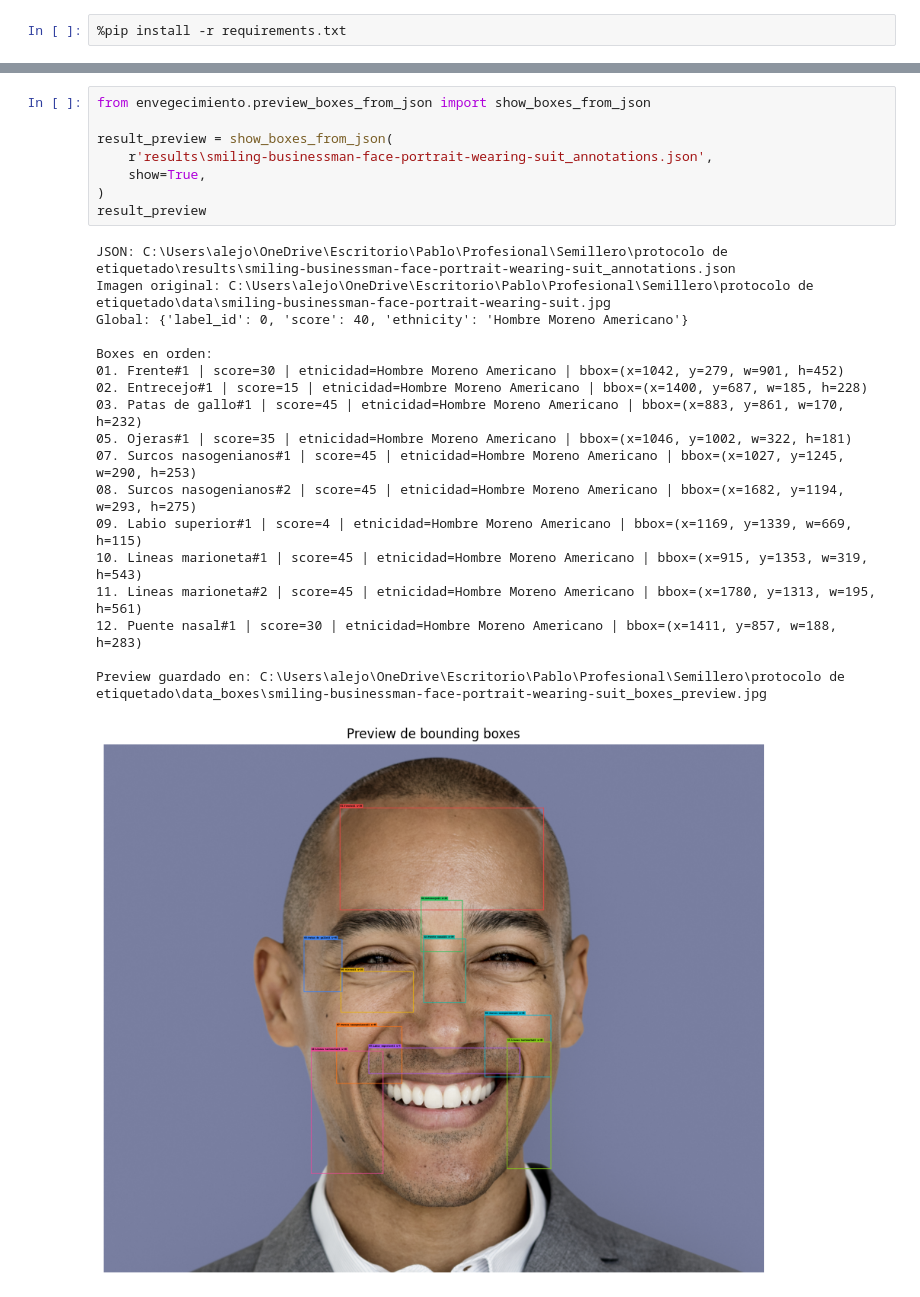
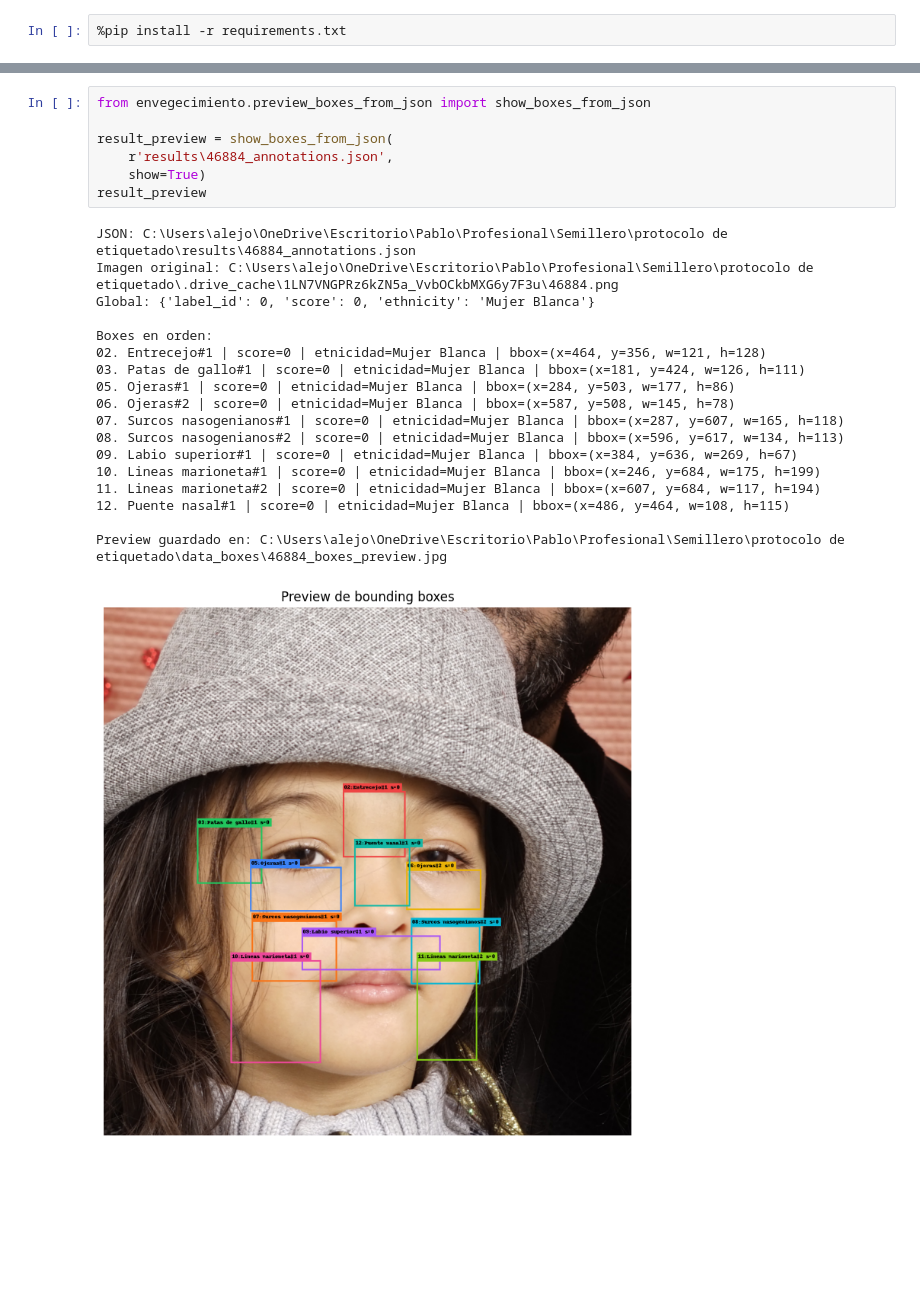
Before and after one commit to pablo-reyes8/labeling-protocol, a Jupyter notebook: annotate_jupyter.ipynb, the cells around one changed output, grey strips where cells are left out. Drawn from its saved outputs; the diff is of its cells as text; blank space fills up the shorter version.

```diff
--- a/annotate_jupyter.ipynb
+++ b/annotate_jupyter.ipynb
@@ -25,27 +47,26 @@ result
 # %%
 from envegecimiento.preview_boxes_from_json import show_boxes_from_json
 
 result_preview = show_boxes_from_json(
-    r'results\smiling-businessman-face-portrait-wearing-suit_annotations.json',
-    show=True,
-)
+    r'results\46884_annotations.json',
+    show=True)
 result_preview
 # %% [output]
-JSON: C:\Users\alejo\OneDrive\Escritorio\Pablo\Profesional\Semillero\protocolo de etiquetado\results\smiling-businessman-face-portrait-wearing-suit_annotations.json
-Imagen original: C:\Users\alejo\OneDrive\Escritorio\Pablo\Profesional\Semillero\protocolo de etiquetado\data\smiling-businessman-face-portrait-wearing-suit.jpg
-Global: {'label_id': 0, 'score': 40, 'ethnicity': 'Hombre Moreno Americano'}
+JSON: C:\Users\alejo\OneDrive\Escritorio\Pablo\Profesional\Semillero\protocolo de etiquetado\results\46884_annotations.json
+Imagen original: C:\Users\alejo\OneDrive\Escritorio\Pablo\Profesional\Semillero\protocolo de etiquetado\.drive_cache\1LN7VNGPRz6kZN5a_VvbOCkbMXG6y7F3u\46884.png
+Global: {'label_id': 0, 'score': 0, 'ethnicity': 'Mujer Blanca'}
 
 Boxes en orden:
-01. Frente#1 | score=30 | etnicidad=Hombre Moreno Americano | bbox=(x=1042, y=279, w=901, h=452)
-02. Entrecejo#1 | score=15 | etnicidad=Hombre Moreno Americano | bbox=(x=1400, y=687, w=185, h=228)
-03. Patas de gallo#1 | score=45 | etnicidad=Hombre Moreno Americano | bbox=(x=883, y=861, w=170, h=232)
-05. Ojeras#1 | score=35 | etnicidad=Hombre Moreno Americano | bbox=(x=1046, y=1002, w=322, h=181)
-07. Surcos nasogenianos#1 | score=45 | etnicidad=Hombre Moreno Americano | bbox=(x=1027, y=1245, w=290, h=253)
-08. Surcos nasogenianos#2 | score=45 | etnicidad=Hombre Moreno Americano | bbox=(x=1682, y=1194, w=293, h=275)
-09. Labio superior#1 | score=4 | etnicidad=Hombre Moreno Americano | bbox=(x=1169, y=1339, w=669, h=115)
-10. Lineas marioneta#1 | score=45 | etnicidad=Hombre Moreno Americano | bbox=(x=915, y=1353, w=319, h=543)
-11. Lineas marioneta#2 | score=45 | etnicidad=Hombre Moreno Americano | bbox=(x=1780, y=1313, w=195, h=561)
-12. Puente nasal#1 | score=30 | etnicidad=Hombre Moreno Americano | bbox=(x=1411, y=857, w=188, h=283)
+02. Entrecejo#1 | score=0 | etnicidad=Mujer Blanca | bbox=(x=464, y=356, w=121, h=128)
+03. Patas de gallo#1 | score=0 | etnicidad=Mujer Blanca | bbox=(x=181, y=424, w=126, h=111)
+05. Ojeras#1 | score=0 | etnicidad=Mujer Blanca | bbox=(x=284, y=503, w=177, h=86)
+06. Ojeras#2 | score=0 | etnicidad=Mujer Blanca | bbox=(x=587, y=508, w=145, h=78)
+07. Surcos nasogenianos#1 | score=0 | etnicidad=Mujer Blanca | bbox=(x=287, y=607, w=165, h=118)
+08. Surcos nasogenianos#2 | score=0 | etnicidad=Mujer Blanca | bbox=(x=596, y=617, w=134, h=113)
+09. Labio superior#1 | score=0 | etnicidad=Mujer Blanca | bbox=(x=384, y=636, w=269, h=67)
+10. Lineas marioneta#1 | score=0 | etnicidad=Mujer Blanca | bbox=(x=246, y=684, w=175, h=199)
+11. Lineas marioneta#2 | score=0 | etnicidad=Mujer Blanca | bbox=(x=607, y=684, w=117, h=194)
+12. Puente nasal#1 | score=0 | etnicidad=Mujer Blanca | bbox=(x=486, y=464, w=108, h=115)
 
-Preview guardado en: C:\Users\alejo\OneDrive\Escritorio\Pablo\Profesional\Semillero\protocolo de etiquetado\data_boxes\smiling-businessman-face-portrait-wearing-suit_boxes_preview.jpg
+Preview guardado en: C:\Users\alejo\OneDrive\Escritorio\Pablo\Profesional\Semillero\protocolo de etiquetado\data_boxes\46884_boxes_preview.jpg
-[figure, old version]
+[figure, new version]
```
Also changed, not shown: parts of 2 cells of this notebook, 27 other files.
